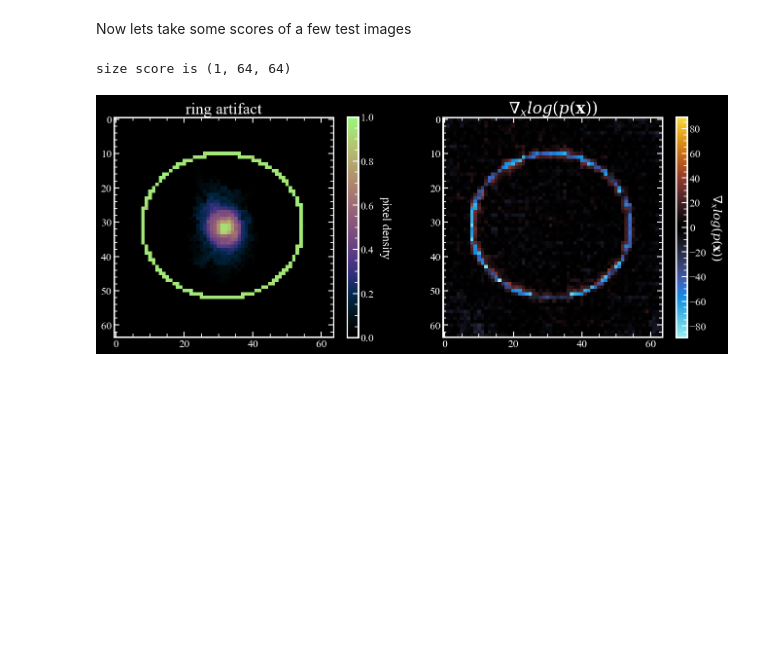
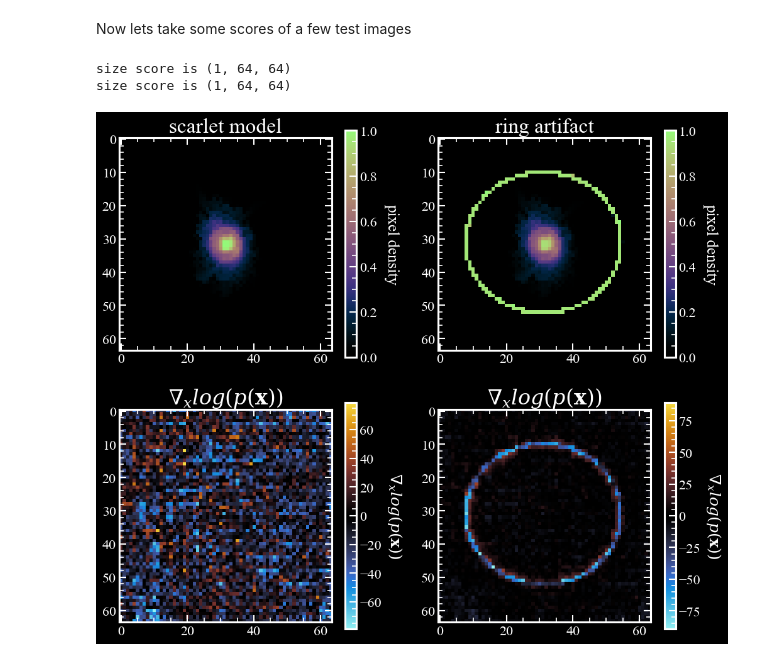
Before and after one commit to SampsonML/equinox_score_model, a Jupyter notebook: demo_notebook.ipynb, the cells around one changed output. Cells and saved outputs as stored; diff of their text form; code cells hidden in the pictures; blank space fills up the shorter version.

Commit message:
added test for scarlet model

```diff
--- a/demo_notebook.ipynb
+++ b/demo_notebook.ipynb
@@ -24,6 +24,17 @@ def norm_array(array):
     norm_array = (array-np.min(array))/(np.max(array)-np.min(array))
     return norm_array
 
+# Load some data with a sarlet model of a galaxy
+file_path = 'images/HSC_res64.jpg'
+image_1 = Image.open(file_path)
+image_1 = np.array( ImageOps.grayscale(image_1) )
+# resize to correct dimensions
+image_1 = cv2.resize(image_1, dsize=(im_size, im_size), interpolation=cv2.INTER_CUBIC)
+# add n_images dimension
+scarlet = jnp.expand_dims( jnp.array(image_1), axis=0 )
+# normalise output
+scarlet = norm_array(scarlet)
+
 # Load some data with a ring artifact around a galaxy
 file_path = 'images/HSC_res64_artifact2.jpg'
 image_1 = Image.open(file_path)
@@ -37,31 +48,54 @@ ring_artifact = norm_array(ring_artifact)
 # %%
 y = ring_artifact
 score = ScoreNet(y)
 print(f'size score is {score.shape}')
 # score should be a (1, im_size, im_size) size array
 # calculate max abs score values for better plotting (ie score 0 is center of cbar)
 score_max = np.max(np.abs(score))
 
+y = scarlet
+score_scarlet = ScoreNet(y)
+print(f'size score is {score_scarlet.shape}')
+# score should be a (1, im_size, im_size) size array
+# calculate max abs score values for better plotting (ie score 0 is center of cbar)
+score_max_scarlet = np.max(np.abs(score_scarlet))
+
 # now we can plot the raw image and the score calculated by the model
-fig = plt.figure(figsize=(16, 6), dpi = 100)
+fig = plt.figure(figsize=(12, 10.5), dpi = 100)
 plt.style.use('dark_background')
 
 # the galaxy plus ring artifact
-plt.subplot(1,2,1)
+plt.subplot(2,2,1)
+ring_im = plt.imshow(scarlet[0], cmap = cmr.lilac)
+plt.title('scarlet model', fontsize = 24)
+cbar = fig.colorbar(ring_im)
+cbar.set_label(r'pixel density', rotation=270, fontsize = 18,labelpad= 25)
+
+# and the score
+plt.subplot(2,2,3)
+score_im = plt.imshow(score_scarlet[0], cmap = cmr.iceburn,
+                    vmin = -score_max_scarlet, vmax = score_max_scarlet) # enforce symmetric cbar
+score_eqn = r'$\nabla_x log(p(\mathbf{x}))$'
+plt.title(score_eqn, fontsize = 24)
+cbar = fig.colorbar(score_im)
+cbar.set_label(score_eqn, rotation=270, fontsize = 18,labelpad= 25)
+
+plt.subplot(2,2,2)
 ring_im = plt.imshow(ring_artifact[0], cmap = cmr.lilac)
 plt.title('ring artifact', fontsize = 24)
 cbar = fig.colorbar(ring_im)
 cbar.set_label(r'pixel density', rotation=270, fontsize = 18,labelpad= 25)
 
 # and the score
-plt.subplot(1,2,2)
+plt.subplot(2,2,4)
 score_im = plt.imshow(score[0], cmap = cmr.iceburn,
                     vmin = -score_max, vmax = score_max) # enforce symmetric cbar
 score_eqn = r'$\nabla_x log(p(\mathbf{x}))$'
 plt.title(score_eqn, fontsize = 24)
 cbar = fig.colorbar(score_im)
 cbar.set_label(score_eqn, rotation=270, fontsize = 18,labelpad= 25)
 plt.show()
 # %% [output]
 size score is (1, 64, 64)
+size score is (1, 64, 64)
-[figure, old version]
+[figure, new version]
```
